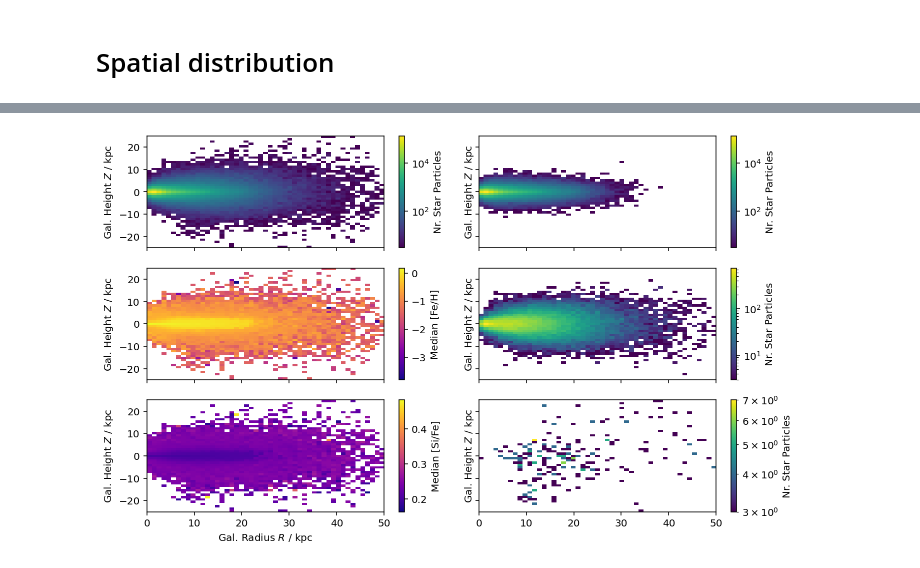
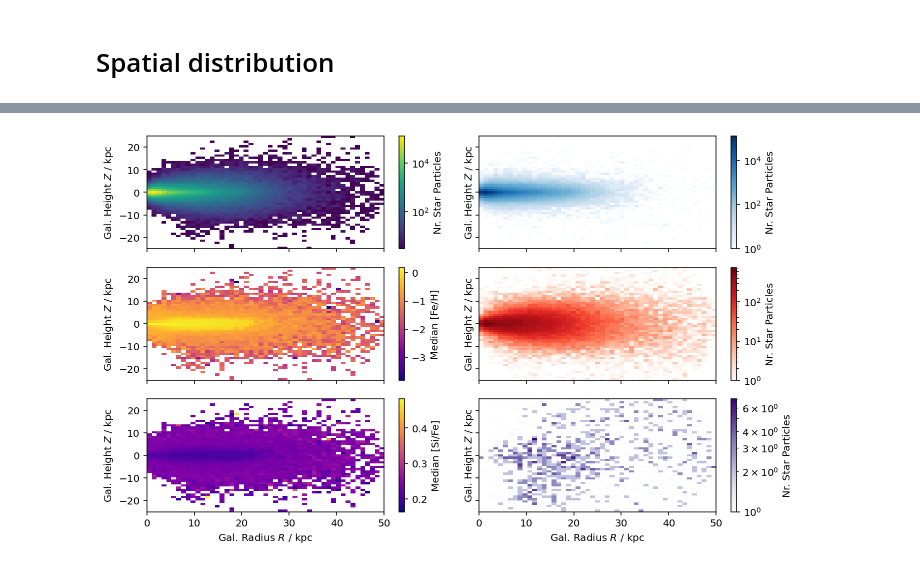
Before and after one commit to svenbuder/Accretion_Clues_ObsSim, a Jupyter notebook: mijnarends_2022_accretion_clues_simulation.ipynb, the cells around one changed output, grey strips where cells are left out. Saved outputs shown, nothing was run; the diff lists cells and outputs as text; code cells hidden in the pictures.

```diff
--- a/mijnarends_2022_accretion_clues_simulation.ipynb
+++ b/mijnarends_2022_accretion_clues_simulation.ipynb
@@ -1144,36 +1159,39 @@ p = ax.hist2d(
     X[selection_sequence1],
     Y[selection_sequence1],
     bins=(x_bins,y_bins),
-    cmin=3,
+    cmin=1,cmap='Blues',
     norm=LogNorm()
 );
 ax.set_ylabel('Gal. Height $Z$ / kpc')
 c = plt.colorbar(p[-1],ax=ax)
 c.set_label('Nr. Star Particles')
 ax=gs[1,1]
 p = ax.hist2d(
     X[selection_sequence2],
     Y[selection_sequence2],
     bins=(x_bins,y_bins),
-    cmin=3,
+    cmin=1,cmap='Reds',
     norm=LogNorm()
 );
 ax.set_ylabel('Gal. Height $Z$ / kpc')
 c = plt.colorbar(p[-1],ax=ax)
 c.set_label('Nr. Star Particles')
 ax=gs[2,1]
 p = ax.hist2d(
     X[selection_sequence3],
     Y[selection_sequence3],
     bins=(x_bins,y_bins),
-    cmin=3,
+    cmin=1,cmap='Purples',
     norm=LogNorm()
 );
+ax.set_xlabel('Gal. Radius $R$ / kpc')
 ax.set_ylabel('Gal. Height $Z$ / kpc')
 c = plt.colorbar(p[-1],ax=ax)
 c.set_label('Nr. Star Particles')
 
 plt.tight_layout()
+
+plt.savefig('figures/sequences_in_space.png',bbox_inches='tight',dpi=200)
 # %% [output]
-[figure, old version]
+[figure, new version]
 # %%
```
Also changed, not shown: parts of 6 cells of this notebook, 3 other files.
